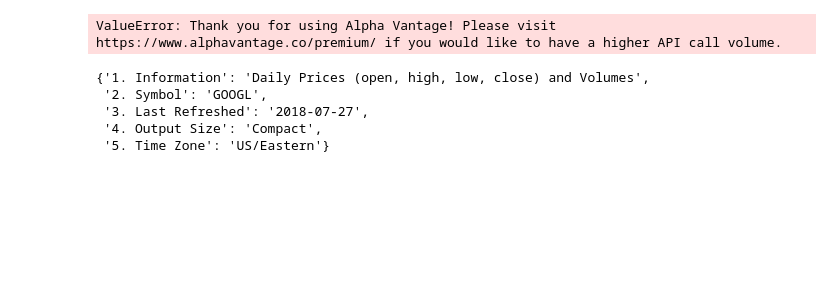
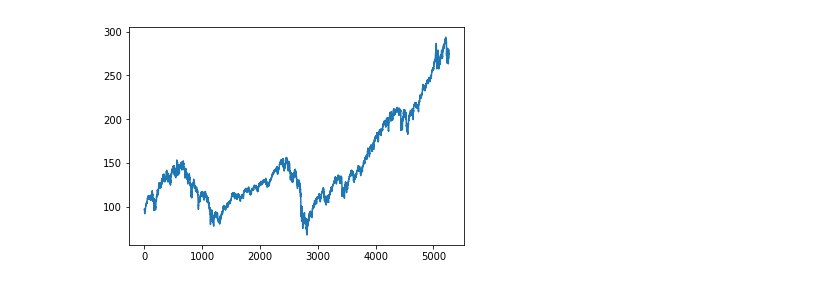
Before and after one commit to amiralik16/Data-Science-Projcets, a Jupyter notebook: Untitled.ipynb, the cells around one changed output. Saved outputs shown, nothing was run; the diff lists cells and outputs as text; code cells hidden in the pictures; blank space fills up the shorter version.

```diff
--- a/Untitled.ipynb
+++ b/Untitled.ipynb
@@ -7,13 +9,8 @@ from alpha_vantage.techindicators import TechIndicators
 ts = TimeSeries(key='ARTSA8ZXDXMI2GB4', output_format='pandas',indexing_type='integer')
-# %%
-df,md = ts.get_daily(('GOOGL','GOOG'))
-# %% [output]
-ValueError: Thank you for using Alpha Vantage! Please visit https://www.alphavantage.co/premium/ if you would like to have a higher API call volume.
-# %%
-md
-# %% [output]
-{'1. Information': 'Daily Prices (open, high, low, close) and Volumes',
- '2. Symbol': 'GOOGL',
- '3. Last Refreshed': '2018-07-27',
- '4. Output Size': 'Compact',
- '5. Time Zone': 'US/Eastern'}
+# %%
+temp = ts.get_daily('SPY',outputsize='full')
+# %%
+closes = temp[0]['4. close'][:]
+plot(closes); show()
+# %% [output]
+[figure, added]
```
Also changed, not shown: parts of 4 cells of this notebook, 12 other files.
